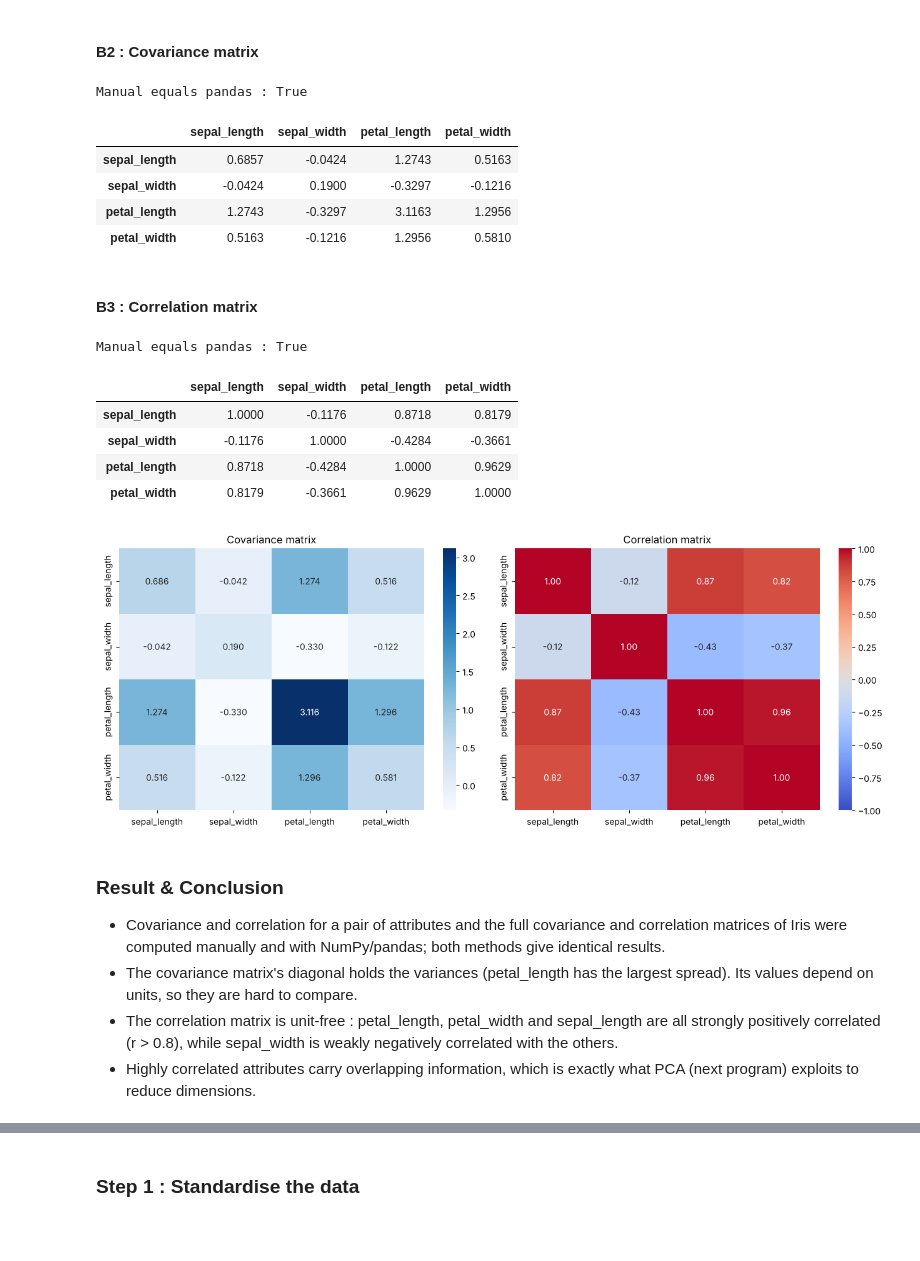
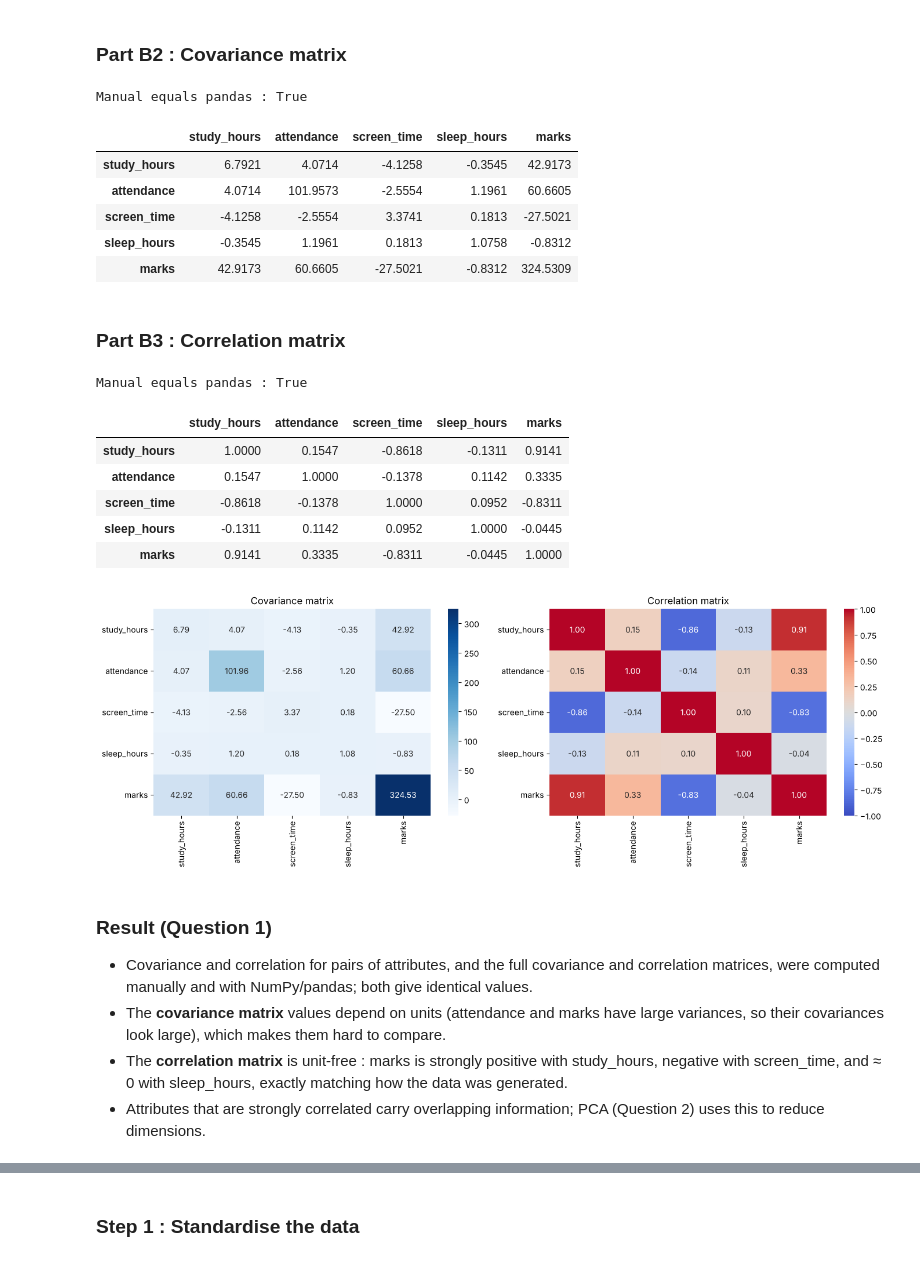
Before and after one commit to lakshay8toic/ML-Lab-Work-, a Jupyter notebook: Lab6_Covariance_Correlation_PCA.ipynb, the cells around one changed output, grey strips where cells are left out. Cells and saved outputs as stored; diff of their text form; code cells hidden in the pictures; blank space fills up the shorter version.

```diff
--- a/Lab6_Covariance_Correlation_PCA.ipynb
+++ b/Lab6_Covariance_Correlation_PCA.ipynb
@@ -105,0 +32,19 @@ Shape : (150, 5)
+# %%
+n = 100
+study_hours = np.random.uniform(1, 10, n)
+attendance  = np.clip(np.random.normal(75, 10, n), 40, 100)
+screen_time = np.clip(9 - 0.6 * study_hours + np.random.normal(0, 1, n), 0.5, None)
+sleep_hours = np.random.normal(7, 1, n)
+marks = np.clip(5 * study_hours + 0.4 * attendance - 2 * screen_time + np.random.normal(0, 6, n), 0, 100)
+
+df = pd.DataFrame({
+    "study_hours": study_hours.round(1),
+    "attendance":  attendance.round(1),
+    "screen_time": screen_time.round(1),
+    "sleep_hours": sleep_hours.round(1),
+    "marks":       marks.round(1),
+})
+df["result"] = (df["marks"] >= 50).astype(int)
+
+print("Shape :", df.shape)
+df.head(10)
@@ -155,55 +185,57 @@ plt.show()
 # %% [markdown]
-#### B2 : Covariance matrix
+### Part B2 : Covariance matrix
 # %%
-num = df.drop(columns="species")
+num = df.drop(columns="result")
 
-# manual : (1 / (n-1)) * Xcᵀ Xc  where Xc is the mean-centred data
+# manual : (1 / (n-1)) · Xcᵀ Xc, where Xc = mean-centred data
 Xc = num.values - num.values.mean(axis=0)
 cov_matrix_manual = (Xc.T @ Xc) / (len(num) - 1)
 
-cov_matrix = num.cov()          # pandas
+cov_matrix = num.cov()          # pandas  (same as np.cov(num.values, rowvar=False))
 print("Manual equals pandas :", np.allclose(cov_matrix_manual, cov_matrix.values))
 cov_matrix
 # %% [output]
 Manual equals pandas : True
-|  | sepal_length | sepal_width | petal_length | petal_width |
-| sepal_length | 0.6857 | -0.0424 | 1.2743 | 0.5163 |
-| sepal_width | -0.0424 | 0.1900 | -0.3297 | -0.1216 |
-| petal_length | 1.2743 | -0.3297 | 3.1163 | 1.2956 |
-| petal_width | 0.5163 | -0.1216 | 1.2956 | 0.5810 |
+|  | study_hours | attendance | screen_time | sleep_hours | marks |
+| study_hours | 6.7921 | 4.0714 | -4.1258 | -0.3545 | 42.9173 |
+| attendance | 4.0714 | 101.9573 | -2.5554 | 1.1961 | 60.6605 |
+| screen_time | -4.1258 | -2.5554 | 3.3741 | 0.1813 | -27.5021 |
+| sleep_hours | -0.3545 | 1.1961 | 0.1813 | 1.0758 | -0.8312 |
+| marks | 42.9173 | 60.6605 | -27.5021 | -0.8312 | 324.5309 |
 # %% [markdown]
-#### B3 : Correlation matrix
+### Part B3 : Correlation matrix
 # %%
 # manual : divide each covariance by the product of the two standard deviations
 std = np.sqrt(np.diag(cov_matrix_manual))
 corr_matrix_manual = cov_matrix_manual / np.outer(std, std)
 
-corr_matrix = num.corr()        # pandas (Pearson)
+corr_matrix = num.corr()        # pandas (Pearson)  (same as np.corrcoef(num.values, rowvar=False))
 print("Manual equals pandas :", np.allclose(corr_matrix_manual, corr_matrix.values))
 corr_matrix
 # %% [output]
 Manual equals pandas : True
-|  | sepal_length | sepal_width | petal_length | petal_width |
-| sepal_length | 1.0000 | -0.1176 | 0.8718 | 0.8179 |
-| sepal_width | -0.1176 | 1.0000 | -0.4284 | -0.3661 |
-| petal_length | 0.8718 | -0.4284 | 1.0000 | 0.9629 |
-| petal_width | 0.8179 | -0.3661 | 0.9629 | 1.0000 |
+|  | study_hours | attendance | screen_time | sleep_hours | marks |
+| study_hours | 1.0000 | 0.1547 | -0.8618 | -0.1311 | 0.9141 |
+| attendance | 0.1547 | 1.0000 | -0.1378 | 0.1142 | 0.3335 |
+| screen_time | -0.8618 | -0.1378 | 1.0000 | 0.0952 | -0.8311 |
+| sleep_hours | -0.1311 | 0.1142 | 0.0952 | 1.0000 | -0.0445 |
+| marks | 0.9141 | 0.3335 | -0.8311 | -0.0445 | 1.0000 |
 # %%
-fig, axes = plt.subplots(1, 2, figsize=(13, 5))
-sns.heatmap(cov_matrix, annot=True, fmt=".3f", cmap="Blues", ax=axes[0])
+fig, axes = plt.subplots(1, 2, figsize=(14, 5))
+sns.heatmap(cov_matrix, annot=True, fmt=".2f", cmap="Blues", ax=axes[0])
 axes[0].set_title("Covariance matrix")
 sns.heatmap(corr_matrix, annot=True, fmt=".2f", cmap="coolwarm", vmin=-1, vmax=1, ax=axes[1])
 axes[1].set_title("Correlation matrix")
 plt.tight_layout()
 plt.show()
 # %% [output]
-[figure, old version]
+[figure, new version]
 # %% [markdown]
-### Result & Conclusion
-* Covariance and correlation for a pair of attributes and the full covariance and correlation matrices of Iris were computed manually and with NumPy/pandas; both methods give identical results.
-* The covariance matrix's diagonal holds the variances (petal_length has the largest spread). Its values depend on units, so they are hard to compare.
-* The correlation matrix is unit-free : petal_length, petal_width and sepal_length are all strongly positively correlated (r > 0.8), while sepal_width is weakly negatively correlated with the others.
-* Highly correlated attributes carry overlapping information, which is exactly what PCA (next program) exploits to reduce dimensions.
+### Result (Question 1)
+* Covariance and correlation for pairs of attributes, and the full covariance and correlation matrices, were computed manually and with NumPy/pandas; both give identical values.
+* The **covariance matrix** values depend on units (attendance and marks have large variances, so their covariances look large), which makes them hard to compare.
+* The **correlation matrix** is unit-free : marks is strongly positive with study_hours, negative with screen_time, and ≈ 0 with sleep_hours, exactly matching how the data was generated.
+* Attributes that are strongly correlated carry overlapping information; PCA (Question 2) uses this to reduce dimensions.
 # %% [markdown]
 ---
 # Question 2 : Principal Component Analysis (PCA)
```
Also changed, not shown: parts of 53 cells of this notebook, 1 other file.
